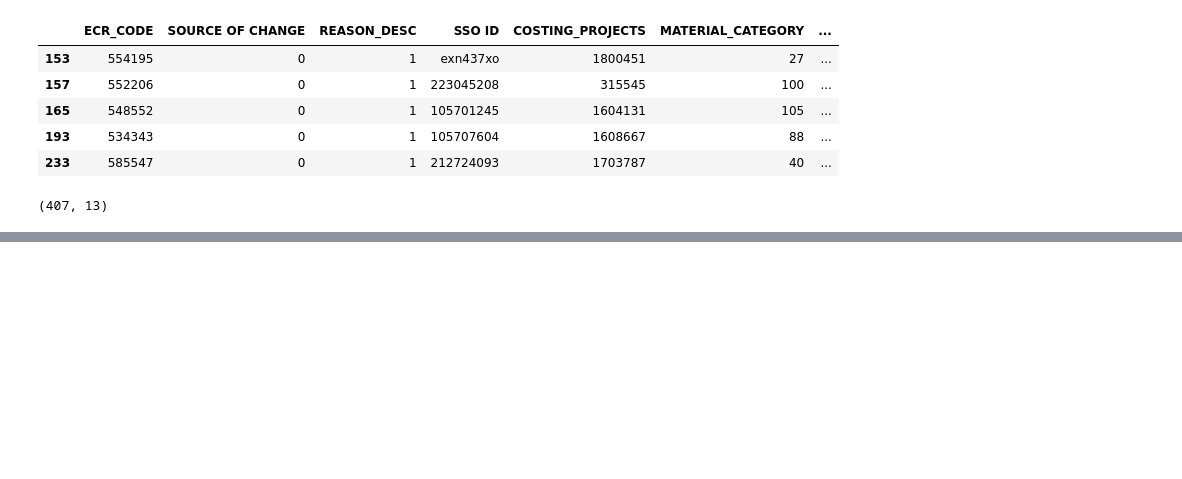
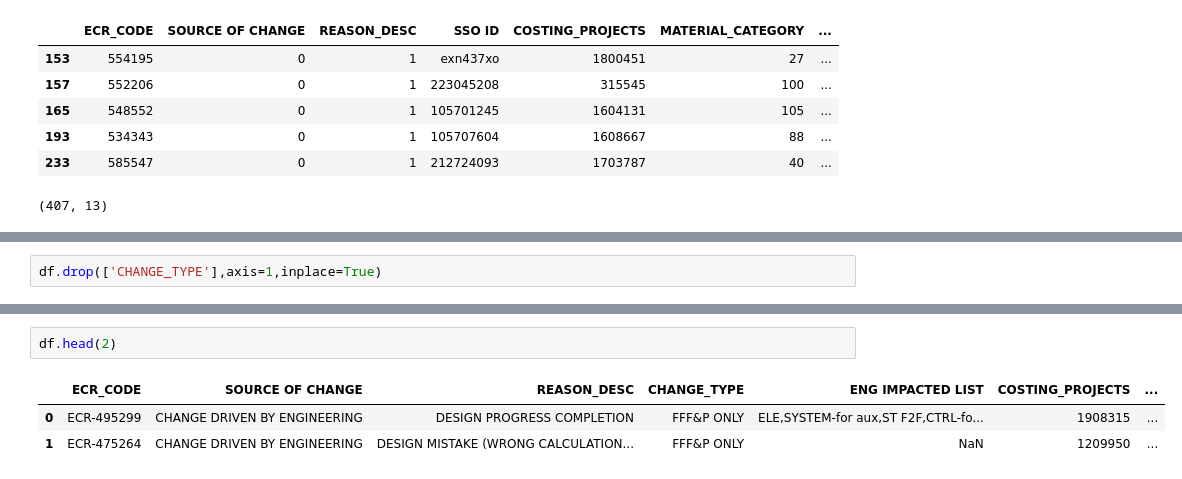
Before and after one commit to adnaksbhat/Colab_JupyterNotebooks, a Jupyter notebook: bh_ecn_ecr_play.ipynb, the cells around one changed output, grey strips where cells are left out. Drawn from its saved outputs; the diff is of its cells as text; blank space fills up the shorter version.

```diff
--- a/bh_ecn_ecr_play.ipynb
+++ b/bh_ecn_ecr_play.ipynb
@@ -1230,0 +1348,2 @@ deal with only GT division
+# %%
+df.drop(['CHANGE_TYPE'],axis=1,inplace=True)
@@ -1230,0 +1370,6 @@ deal with only GT division
+# %%
+df.head(2)
+# %% [output]
+|  | ECR_CODE | SOURCE OF CHANGE | REASON_DESC | CHANGE_TYPE | ENG IMPACTED LIST | COSTING_PROJECTS | ... |
+| 0 | ECR-495299 | CHANGE DRIVEN BY ENGINEERING | DESIGN PROGRESS COMPLETION | FFF&P ONLY | ELE,SYSTEM-for aux,ST F2F,CTRL-fo... | 1908315 | ... |
+| 1 | ECR-475264 | CHANGE DRIVEN BY ENGINEERING | DESIGN MISTAKE (WRONG CALCULATION... | FFF&P ONLY | NaN | 1209950 | ... |
```
Also changed, not shown: parts of 15 cells of this notebook.
